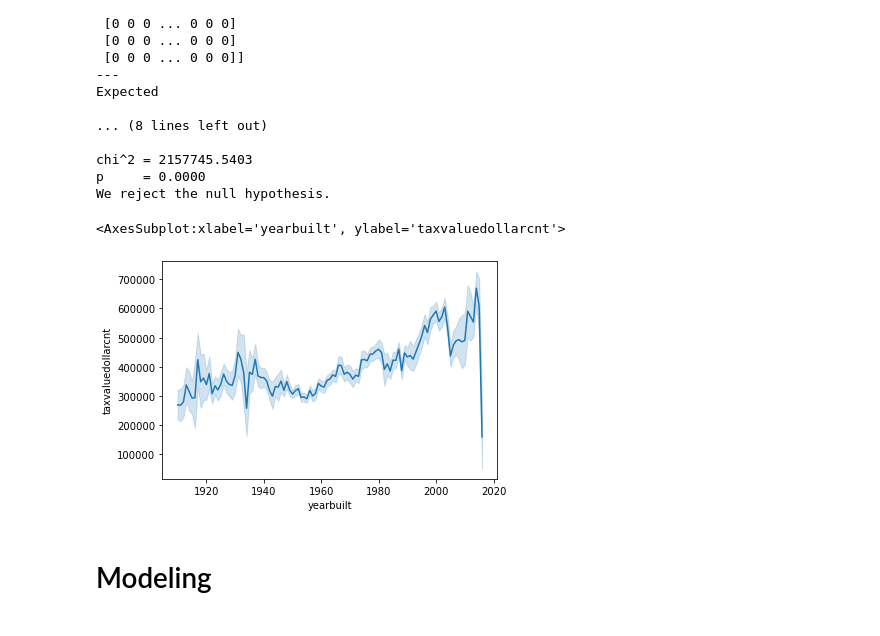
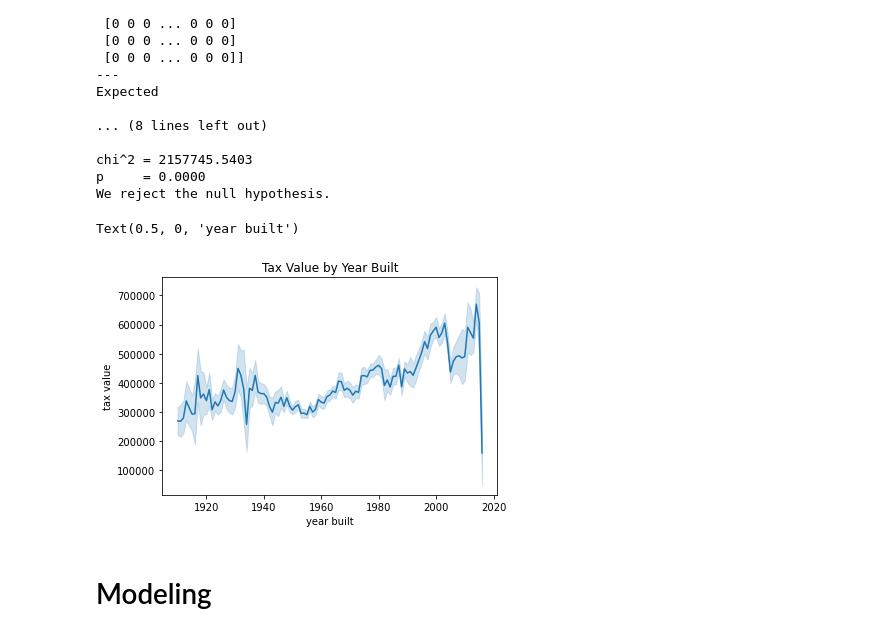
Before and after one commit to wheelerjoshua/zillow_regression_project, a Jupyter notebook: zillow_regression_workbook.ipynb, the cells around one changed output. Cells and saved outputs as stored; diff of their text form; code cells hidden in the pictures.

```diff
--- a/zillow_regression_workbook.ipynb
+++ b/zillow_regression_workbook.ipynb
@@ -510,9 +511,12 @@ p     = 0.0000
 We reject the null hypothesis.
 # %%
 sns.lineplot(x = 'yearbuilt',y='taxvaluedollarcnt',data=train)
+plt.title('Tax Value by Year Built')
+plt.ylabel('tax value')
+plt.xlabel('year built')
 # %% [output]
-<AxesSubplot:xlabel='yearbuilt', ylabel='taxvaluedollarcnt'>
+Text(0.5, 0, 'year built')
-[figure, old version]
+[figure, new version]
 # %% [markdown]
 # Modeling
 # %% [markdown]
```
Also changed, not shown: parts of 13 cells of this notebook, 3 other files.
